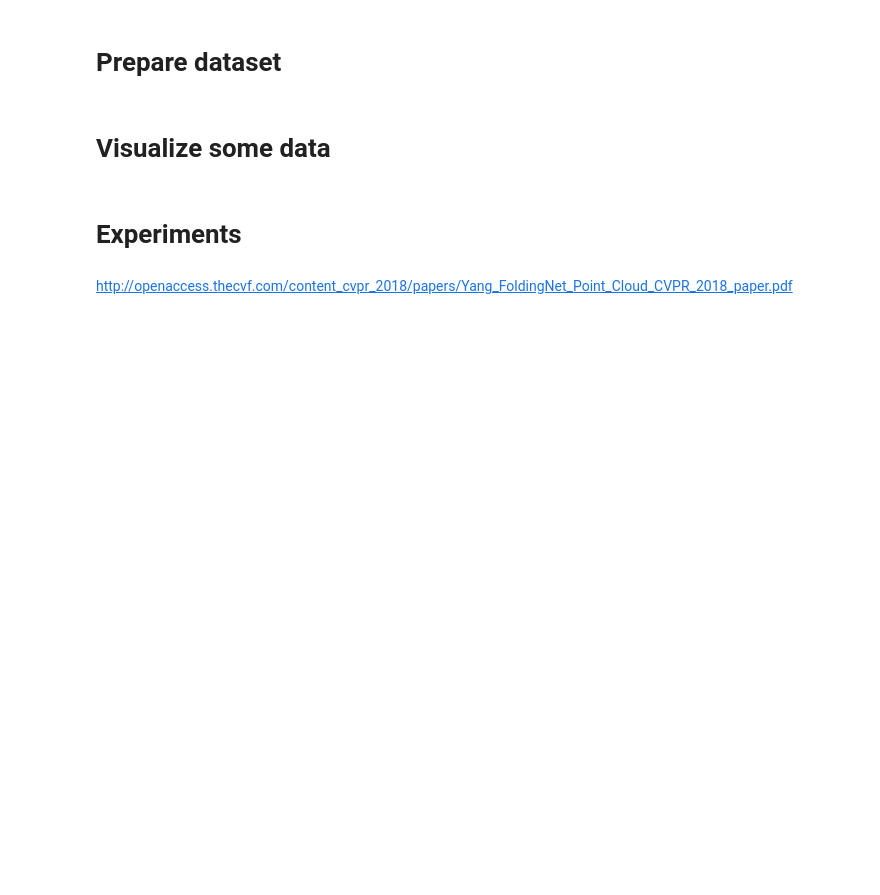
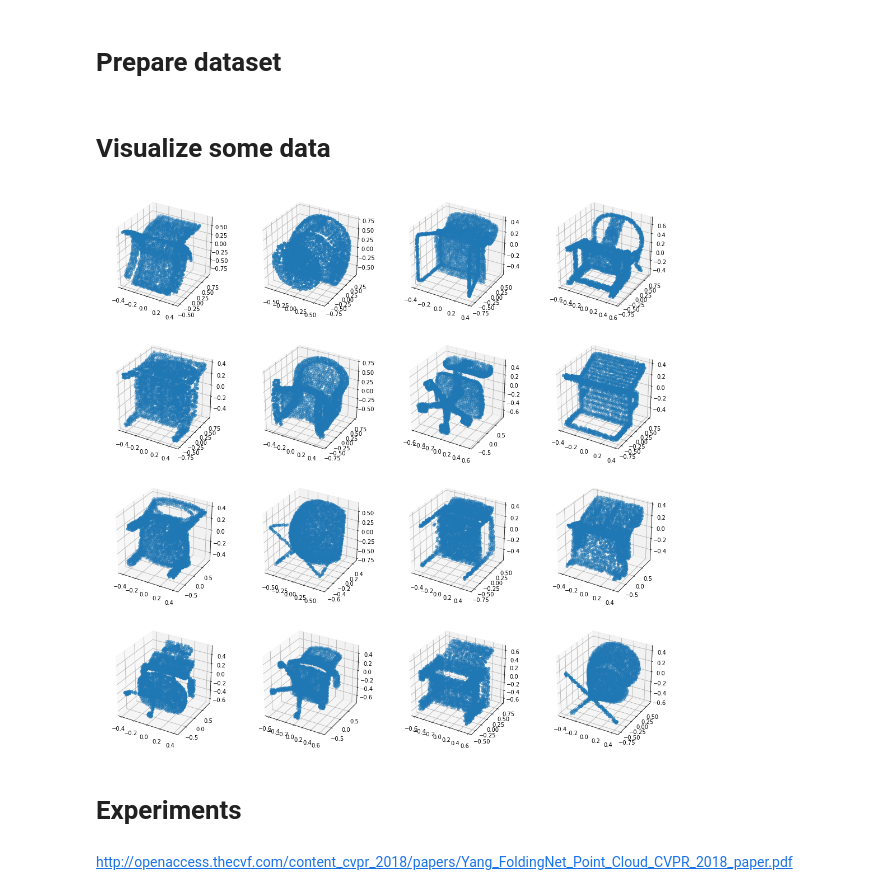
Before and after one commit to jakubzadrozny/thesis, a Jupyter notebook: experiments.ipynb, the cells around one changed output. Saved outputs shown, nothing was run; the diff lists cells and outputs as text; code cells hidden in the pictures; blank space fills up the shorter version.

```diff
--- a/experiments.ipynb
+++ b/experiments.ipynb
@@ -29,3 +15,7 @@ test_loader = DataLoader(test_dataset, batch_size=24,
+# %%
+test_dataset = ModelnetDataset(filter=[FAVOURITE_CLASS])
+test_loader = DataLoader(test_dataset, batch_size=32,
+                        shuffle=True, num_workers=1)
 # %% [markdown]
 # Visualize some data
 # %%
@@ -50,10 +40,11 @@ def apply_m_times(f, samples, m):
             applied.append(f(sample))
     return applied
 # %%
-N, M = 4, 3
-batch = next(iter(test_loader))
-samples = apply_m_times(lambda x: t(x.numpy()), batch[:N], M)
-plot_samples(samples, N, M+1)
+N, M = 4, 4
+batch = next(iter(test_loader))[:N*M]
+plot_samples(batch, N, M)
+# %% [output]
+[figure, added]
 # %% [markdown]
 # Experiments
 # %% [markdown]
```
Also changed, not shown: parts of 6 cells of this notebook, 4 other files.
